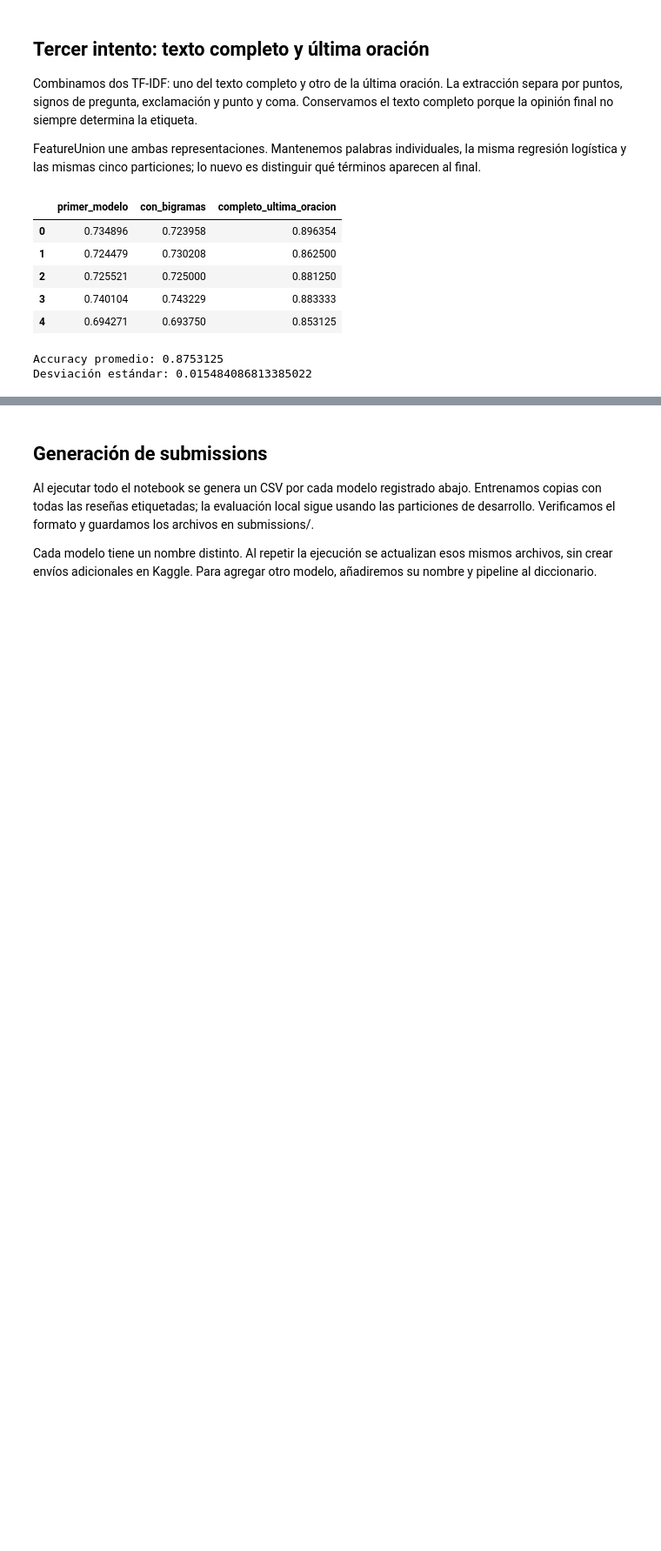
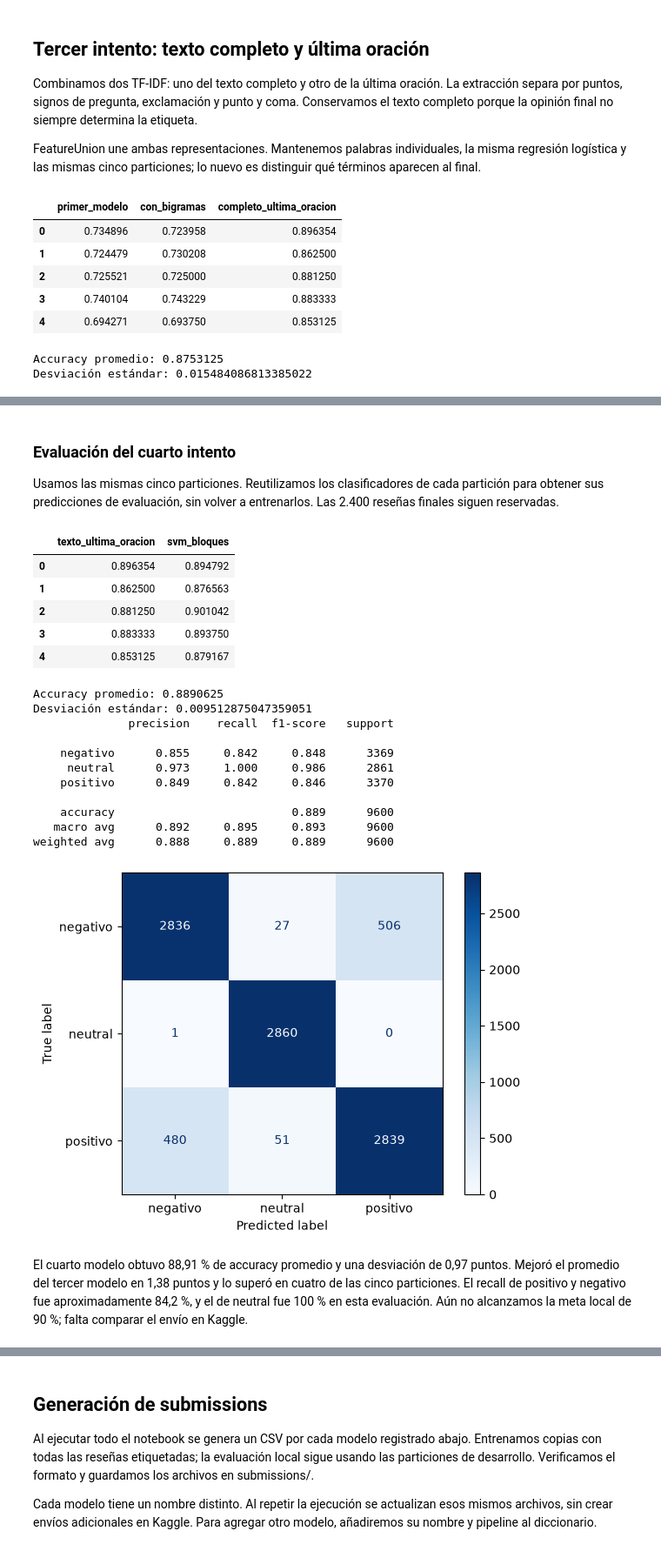
Before and after one commit to jmfonsecau/ISIS-2611-Proyecto-Parte-1, a Jupyter notebook: notebook_proyecto.ipynb, the cells around one changed output, grey strips where cells are left out. Shown at 87% size. Drawn from its saved outputs; the diff is of its cells as text; code cells hidden in the pictures; blank space fills up the shorter version.

```diff
--- a/notebook_proyecto.ipynb
+++ b/notebook_proyecto.ipynb
@@ -463,3 +531,61 @@ El tercer modelo obtuvo un accuracy promedio de 87,53 %, con una desviación de
+# %% [markdown]
+### Evaluación del cuarto intento
+
+Usamos las mismas cinco particiones. Reutilizamos los clasificadores de cada partición para obtener sus predicciones de evaluación, sin volver a entrenarlos. Las 2.400 reseñas finales siguen reservadas.
+# %%
+resultados_svm_bloques = cross_validate(
+    pipeline_svm_bloques,
+    X_train,
+    y_train,
+    cv=cv,
+    scoring="accuracy",
+    return_estimator=True,
+)
+
+display(pd.DataFrame({
+    "texto_ultima_oracion": resultados_ultima_oracion["test_score"],
+    "svm_bloques": resultados_svm_bloques["test_score"],
+}))
+print("Accuracy promedio:", resultados_svm_bloques["test_score"].mean())
+print("Desviación estándar:", resultados_svm_bloques["test_score"].std())
+
+predicciones_svm_bloques = np.empty(len(X_train), dtype=object)
+for (_, indices_validacion), estimador in zip(
+    cv.split(X_train, y_train), resultados_svm_bloques["estimator"]
+):
+    predicciones_svm_bloques[indices_validacion] = estimador.predict(
+        X_train.iloc[indices_validacion]
+    )
+
+print(classification_report(y_train, predicciones_svm_bloques, digits=3))
+ConfusionMatrixDisplay.from_predictions(
+    y_train,
+    predicciones_svm_bloques,
+    labels=["negativo", "neutral", "positivo"],
+    cmap="Blues",
+)
+plt.show()
+# %% [output]
+|  | texto_ultima_oracion | svm_bloques |
+| 0 | 0.896354 | 0.894792 |
+| 1 | 0.862500 | 0.876563 |
+| 2 | 0.881250 | 0.901042 |
+| 3 | 0.883333 | 0.893750 |
+| 4 | 0.853125 | 0.879167 |
+Accuracy promedio: 0.8890625
+Desviación estándar: 0.009512875047359051
+              precision    recall  f1-score   support
+
+    negativo      0.855     0.842     0.848      3369
+     neutral      0.973     1.000     0.986      2861
+    positivo      0.849     0.842     0.846      3370
+
+    accuracy                          0.889      9600
+   macro avg      0.892     0.895     0.893      9600
+weighted avg      0.888     0.889     0.889      9600
+[figure, added]
+# %% [markdown]
+El cuarto modelo obtuvo 88,91 % de accuracy promedio y una desviación de 0,97 puntos. Mejoró el promedio del tercer modelo en 1,38 puntos y lo superó en cuatro de las cinco particiones. El recall de positivo y negativo fue aproximadamente 84,2 %, y el de neutral fue 100 % en esta evaluación. Aún no alcanzamos la meta local de 90 %; falta comparar el envío en Kaggle.
 # %% [markdown]
 ## Registro de experimentos
 
```
Also changed, not shown: parts of 5 cells of this notebook, 2 other files.
